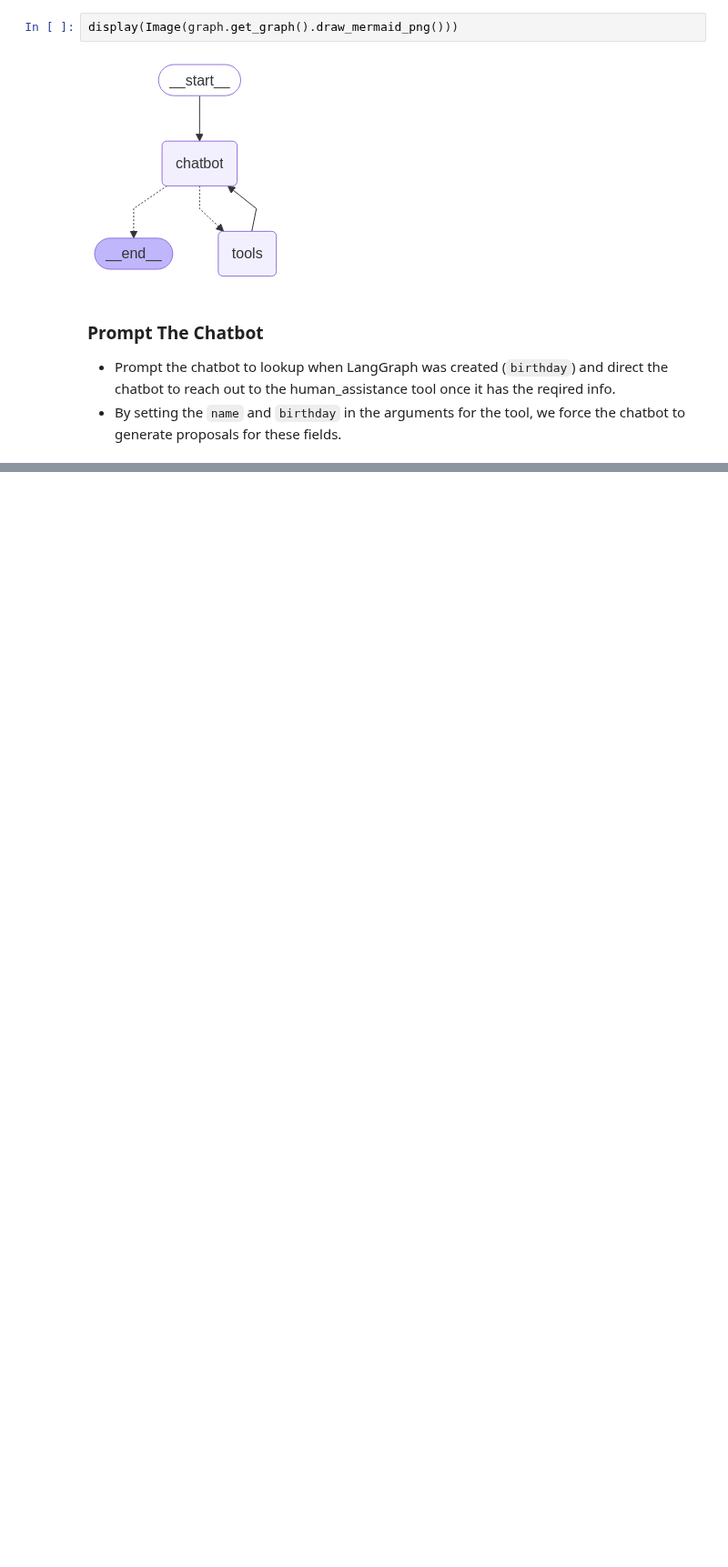
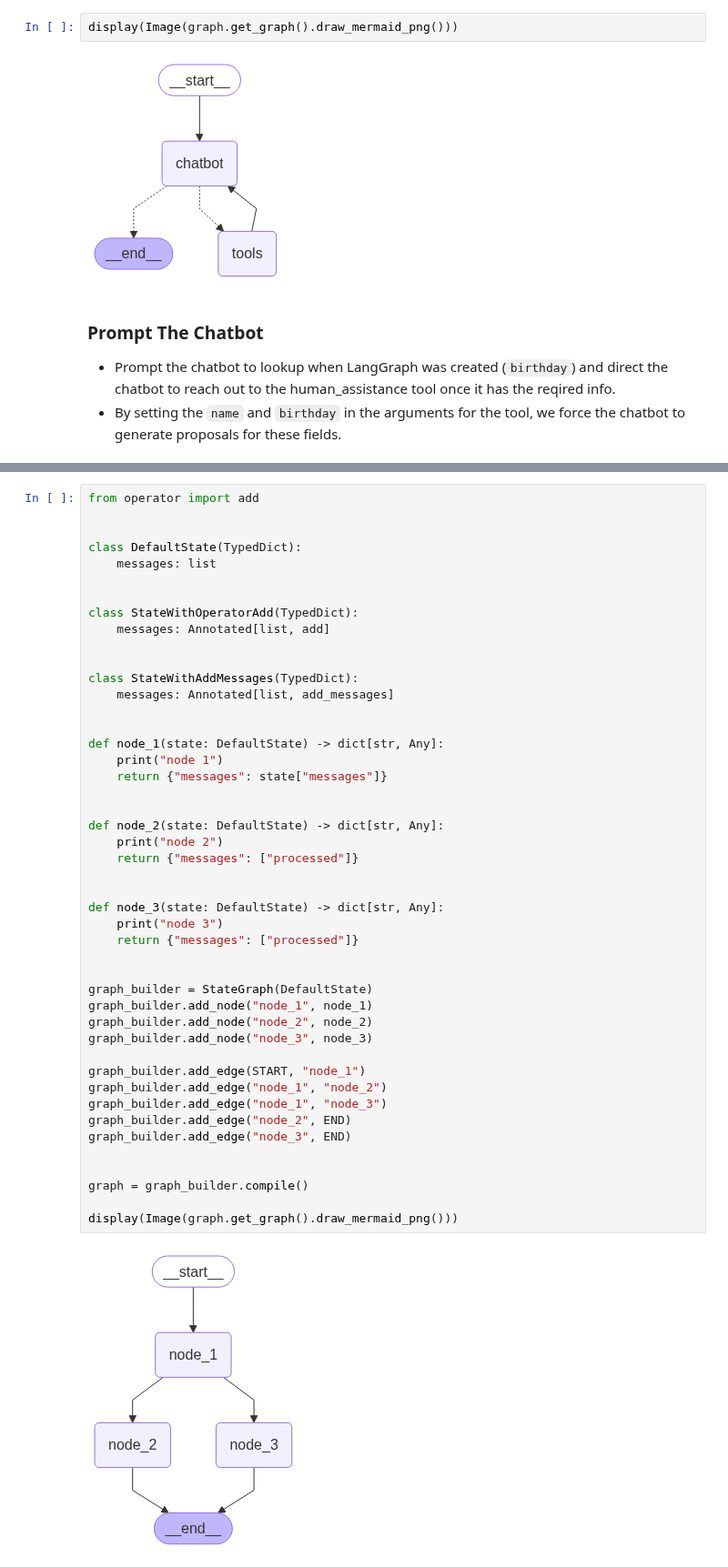
Before and after one commit to chineidu/AI-Tutorials, a Jupyter notebook: notebooks/Langgraph/00-lab.ipynb, the cells around one changed output, grey strips where cells are left out. Shown at 91% size. Drawn from its saved outputs; the diff is of its cells as text; blank space fills up the shorter version.

```diff
--- a/notebooks/Langgraph/00-lab.ipynb
+++ b/notebooks/Langgraph/00-lab.ipynb
@@ -328,0 +335,48 @@ Tool Calls:
+# %%
+from operator import add
+
+
+class DefaultState(TypedDict):
+    messages: list
+
+
+class StateWithOperatorAdd(TypedDict):
+    messages: Annotated[list, add]
+
+
+class StateWithAddMessages(TypedDict):
+    messages: Annotated[list, add_messages]
+
+
+def node_1(state: DefaultState) -> dict[str, Any]:
+    print("node 1")
+    return {"messages": state["messages"]}
+
+
+def node_2(state: DefaultState) -> dict[str, Any]:
+    print("node 2")
+    return {"messages": ["processed"]}
+
+
+def node_3(state: DefaultState) -> dict[str, Any]:
+    print("node 3")
+    return {"messages": ["processed"]}
+
+
+graph_builder = StateGraph(DefaultState)
+graph_builder.add_node("node_1", node_1)
+graph_builder.add_node("node_2", node_2)
+graph_builder.add_node("node_3", node_3)
+
+graph_builder.add_edge(START, "node_1")
+graph_builder.add_edge("node_1", "node_2")
+graph_builder.add_edge("node_1", "node_3")
+graph_builder.add_edge("node_2", END)
+graph_builder.add_edge("node_3", END)
+
+
+graph = graph_builder.compile()
+
+display(Image(graph.get_graph().draw_mermaid_png()))
+# %% [output]
+[figure, added]
```
Also changed, not shown: parts of 24 cells of this notebook.
